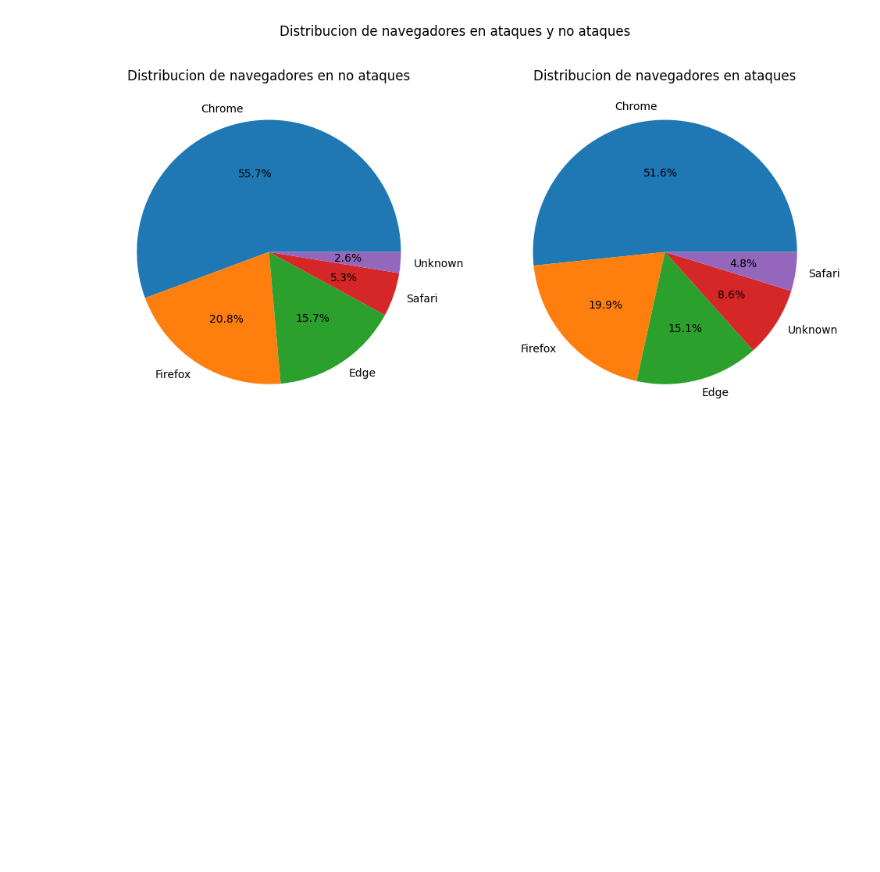
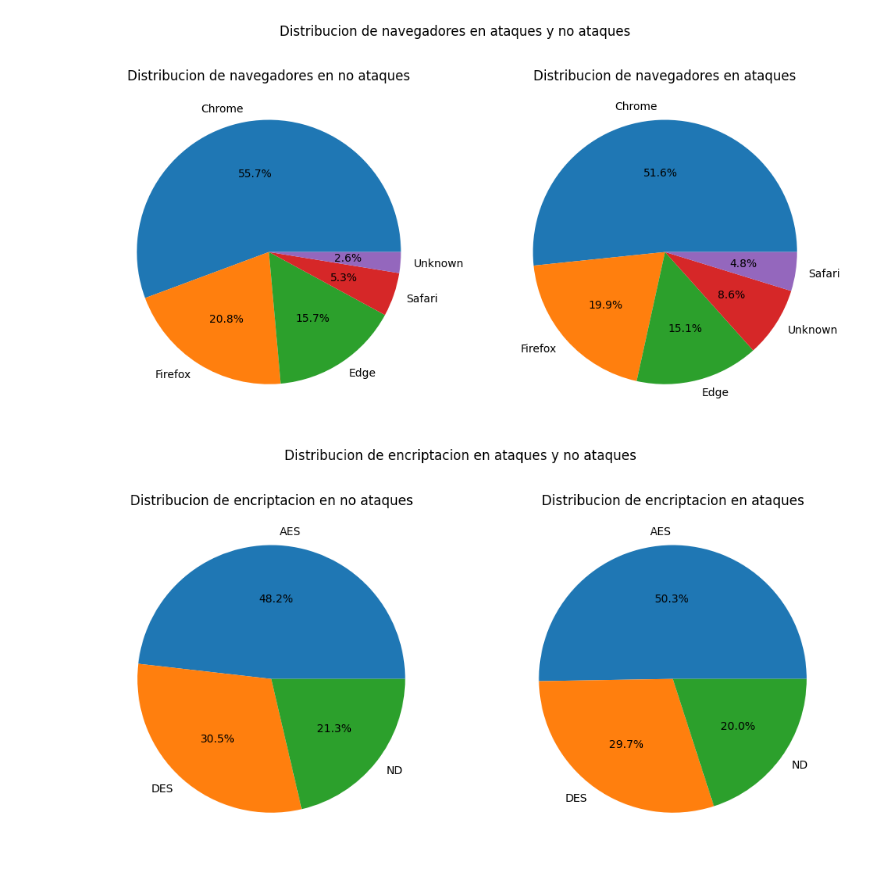
Before and after one commit to JeronimoMarg/tp_cienciaDeDatos, a Jupyter notebook: TP.ipynb, the cells around one changed output. Saved outputs shown, nothing was run; the diff lists cells and outputs as text; code cells hidden in the pictures; blank space fills up the shorter version.

```diff
--- a/TP.ipynb
+++ b/TP.ipynb
@@ -62,6 +63,11 @@ df.describe(include='all')
 | 50% | 2658.000000 | NaN | NaN | 4.000000 | 556.277457 | 499.000000 | NaN | ... |
 | 75% | 5042.000000 | NaN | NaN | 5.000000 | 1105.380602 | 635.000000 | NaN | ... |
 | max | 7426.000000 | NaN | NaN | 13.000000 | 7190.392213 | 1285.000000 | NaN | ... |
+# %%
+filtro_ataques = df[df['attack'] =='Y']
+encriptacion_ataques = filtro_ataques["encryption_used"].fillna("ND")
+filtro_n_ataques = df[df['attack'] =='N']
+encriptacion_n_ataques = filtro_n_ataques["encryption_used"].fillna("ND")
 # %%
 fig, ax = plt.subplots(1, 2, figsize=(12, 6))
 fig.suptitle('Distribucion de navegadores en ataques y no ataques')
@@ -78,6 +81,19 @@ ax[1].pie(filtro_ataques['browser_type'].value_counts(), labels=filtro_ataques['
 plt.show()
 # %% [output]
 [figure]
+# %%
+fig, ax = plt.subplots(1, 2, figsize=(12, 6))
+fig.suptitle('Distribucion de encriptacion en ataques y no ataques')
+
+ax[0].set_title('Distribucion de encriptacion en no ataques')
+ax[0].pie(encriptacion_ataques.value_counts(), labels=encriptacion_ataques.value_counts().index, autopct='%1.1f%%')
+ax[1].set_title('Distribucion de encriptacion en ataques')
+ax[1].pie(encriptacion_n_ataques.value_counts(), labels=encriptacion_n_ataques.value_counts().index, autopct='%1.1f%%')
+#print(filtro_ataques['browser_type'].value_counts())
+
+plt.show()
+# %% [output]
+[figure, added]
 # %%
 filtro_ataques.describe(include="all")
 # %% [output]
```
Also changed, not shown: parts of 5 cells of this notebook, 1 other file.
